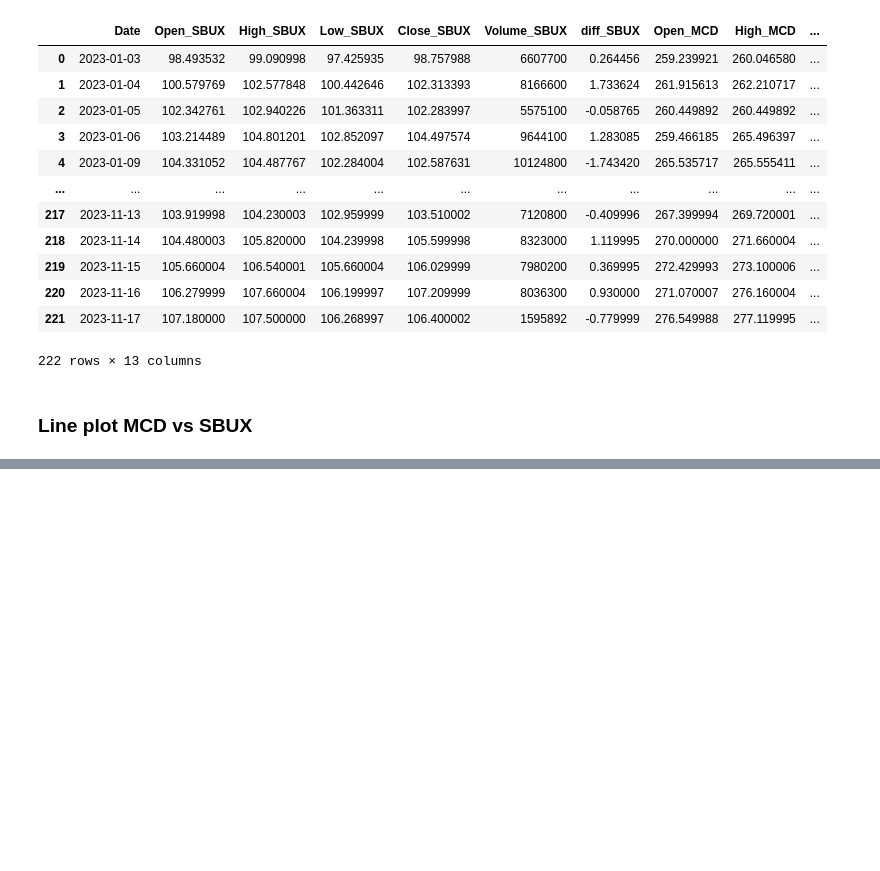
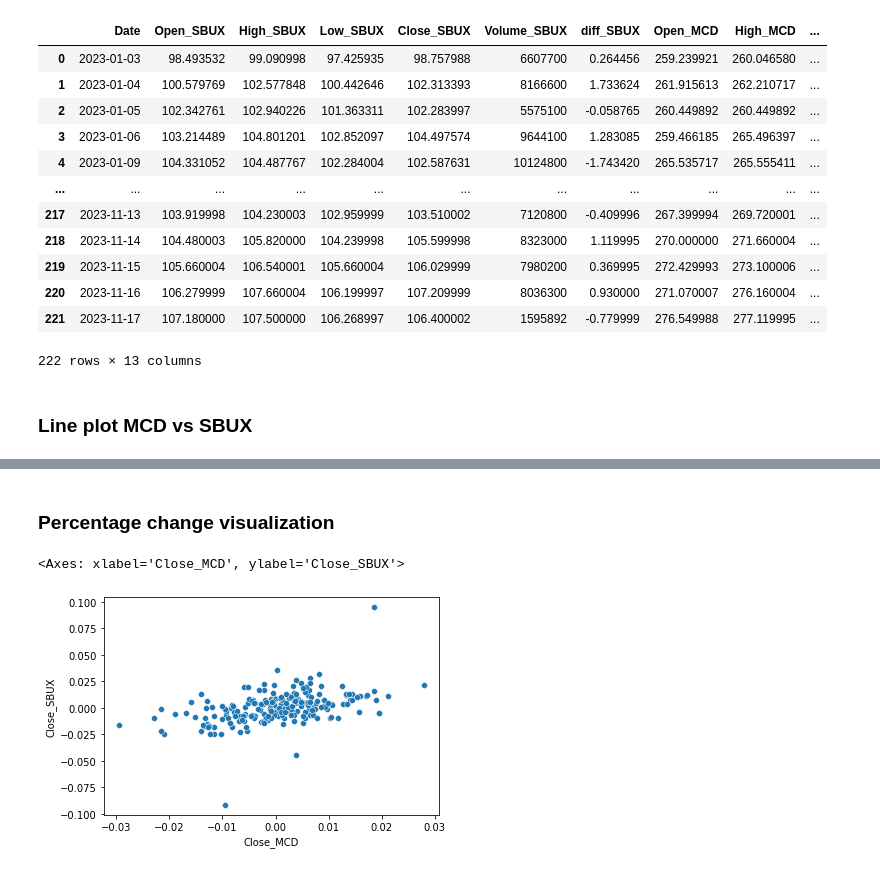
Before and after one commit to BonarSs/Stock-Conflict-Analysis, a Jupyter notebook: test_AnalyzingData.ipynb, the cells around one changed output, grey strips where cells are left out. Cells and saved outputs as stored; diff of their text form; code cells hidden in the pictures; blank space fills up the shorter version.

```diff
--- a/test_AnalyzingData.ipynb
+++ b/test_AnalyzingData.ipynb
@@ -48,0 +66,9 @@ plt.figure(figsize=(12,8))
+# %% [markdown]
+### Percentage change visualization
+# %%
+import seaborn as sns
+
+sns.scatterplot(x=SBUX_MCD['Close_MCD'].pct_change(), y=SBUX_MCD['Close_SBUX'].pct_change())
+# %% [output]
+<Axes: xlabel='Close_MCD', ylabel='Close_SBUX'>
+[figure, added]
```
Also changed, not shown: parts of 11 cells of this notebook.
